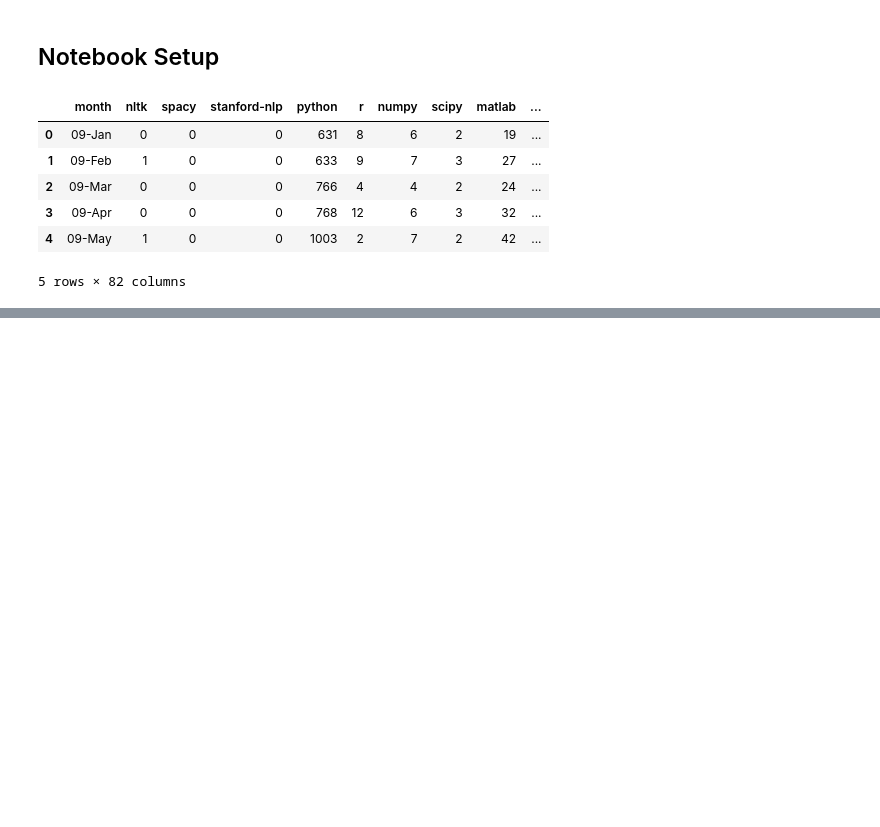
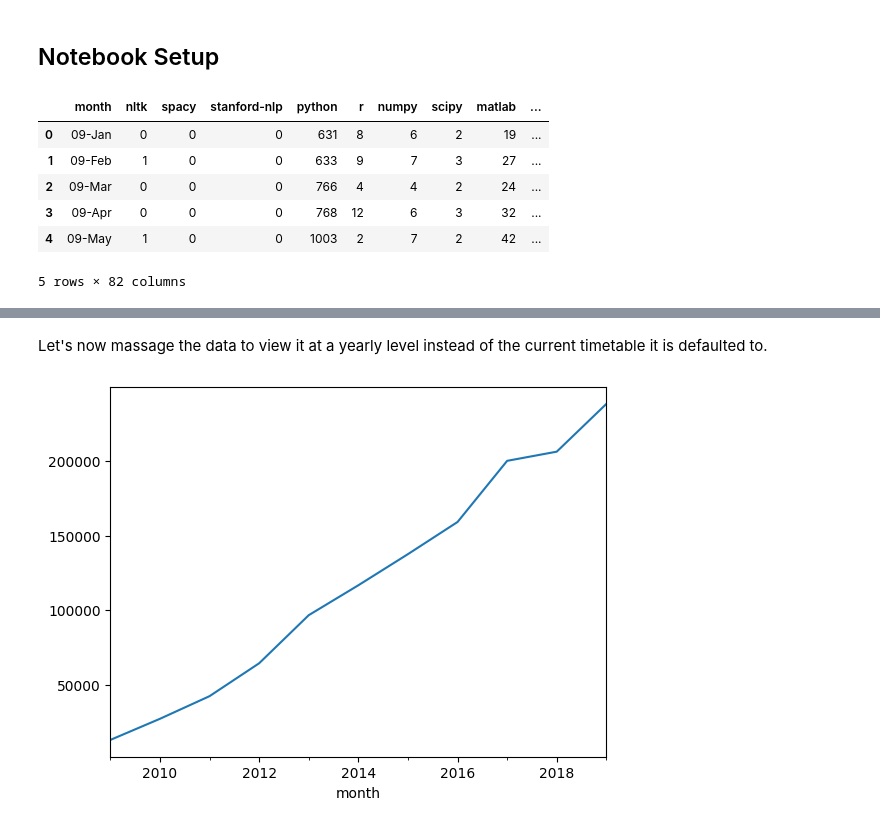
Before and after one commit to dkhundley/ts-forecasting-course, a Jupyter notebook: week-01/notebooks/stack-overflow-dataset.ipynb, the cells around one changed output, grey strips where cells are left out. Cells and saved outputs as stored; diff of their text form; code cells hidden in the pictures; blank space fills up the shorter version.

```diff
--- a/week-01/notebooks/stack-overflow-dataset.ipynb
+++ b/week-01/notebooks/stack-overflow-dataset.ipynb
@@ -45,0 +175,13 @@ df_long.head(10)
+# %% [markdown]
+Let's now massage the data to view it at a yearly level instead of the current timetable it is defaulted to.
+# %%
+# Grabbing a temporary copy of the original dataset
+df_tmp = df.unstack()
+
+# Aggregating the data at a yearly level
+df_yearly = df_tmp.groupby(pd.Grouper(freq = '1Y')).sum()
+
+# Visualizing the data for the topic of Python at a yearly level
+df_yearly['questions']['python'].plot();
+# %% [output]
+[figure, added]
```
Also changed, not shown: parts of 21 cells of this notebook, 1 other file.
